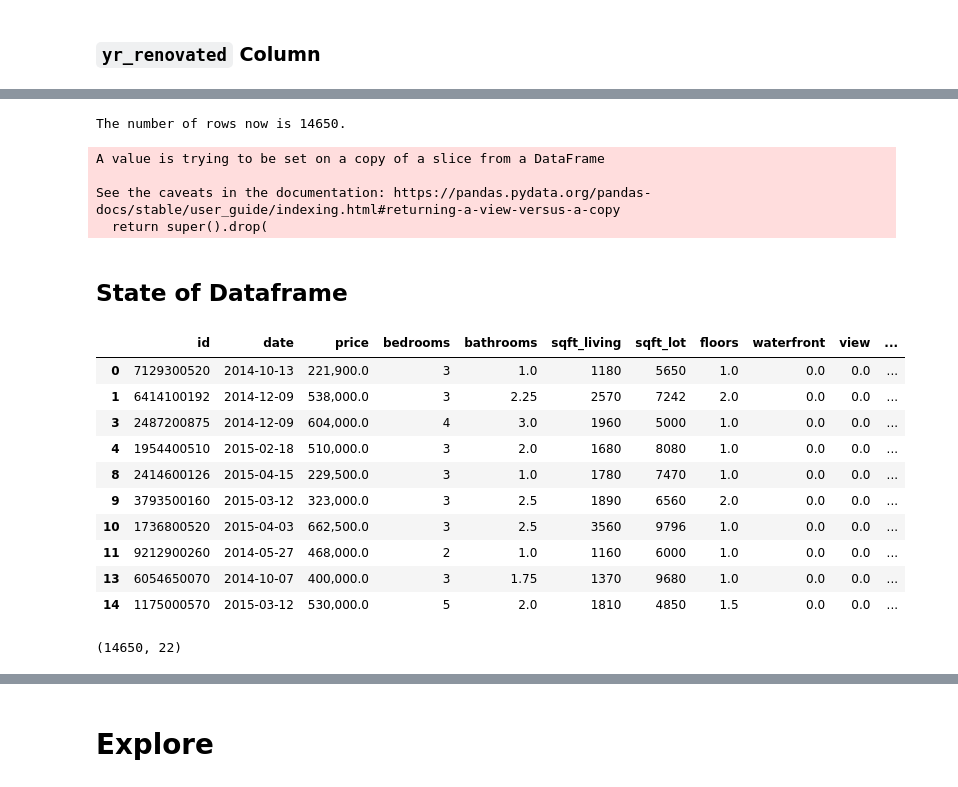
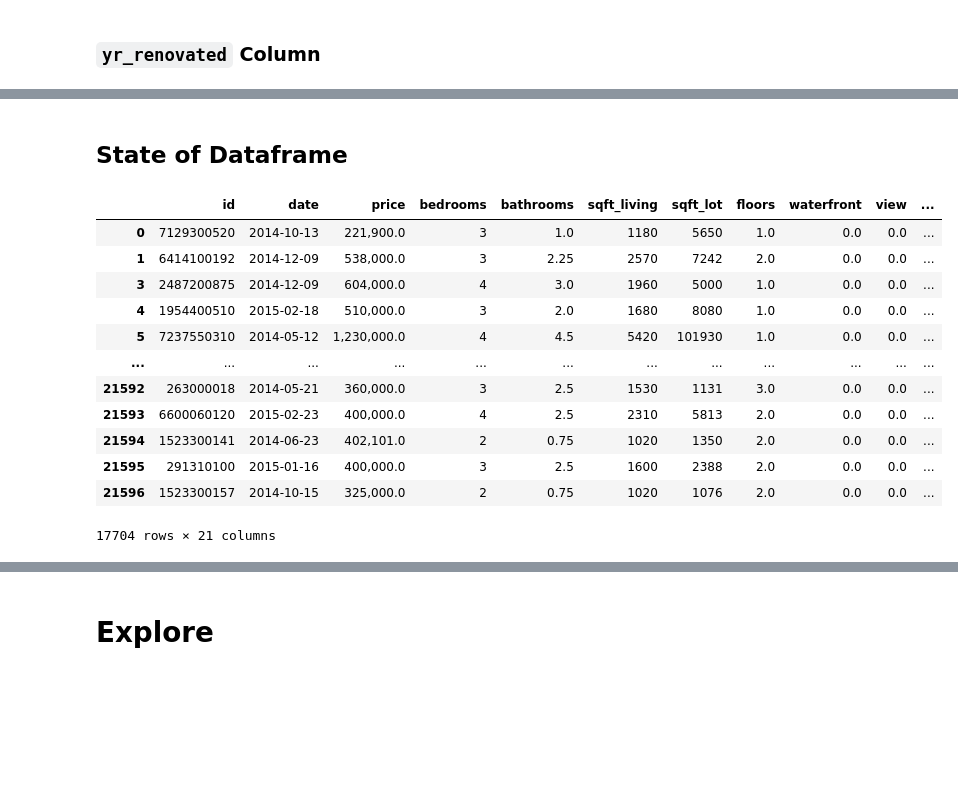
Before and after one commit to bentson1187/dsc-phase-2-project, a Jupyter notebook: Bentson, Brian Phase 2 Project.ipynb, the cells around one changed output, grey strips where cells are left out. Drawn from its saved outputs; the diff is of its cells as text; code cells hidden in the pictures; blank space fills up the shorter version.

```diff
--- a/Bentson, Brian Phase 2 Project.ipynb
+++ b/Bentson, Brian Phase 2 Project.ipynb
@@ -932,9 +1012,0 @@ Name: sqft_living, dtype: float64
-# %%
-#remove outliers based off iqr
-q25 = df_scrub['sqft_living'].quantile(0.25)
-q75 = df_scrub['sqft_living'].quantile(0.75)
-iqr = q75-q25
-upper_thresh = q75 + 1.5*iqr
-lower_thresh = q25 - 1.5*iqr
-df_scrub = df_scrub.loc[sqft_living_iqr]
-print(f'The number of rows is now {len(df_scrub)}')
@@ -979,9 +1012,0 @@ Name: bedrooms, dtype: float64
-# %%
-#remove outliers based off iqr
-q25 = df_scrub['bedrooms'].quantile(0.25)
-q75 = df_scrub['bedrooms'].quantile(0.75)
-iqr = q75-q25
-upper_thresh = q75 + 1.5*iqr
-lower_thresh = q25 - 1.5*iqr
-df_scrub = df_scrub.loc[bedrooms_iqr]
-print(f'The number of rows is now {len(df_scrub)}')
@@ -1038,9 +1012,0 @@ Name: sqft_lot, dtype: float64
-# %%
-#remove outliers based off iqr
-q25 = df_scrub['sqft_lot'].quantile(0.25)
-q75 = df_scrub['sqft_lot'].quantile(0.75)
-iqr = q75-q25
-upper_thresh = q75 + 1.5*iqr
-lower_thresh = q25 - 1.5*iqr
-df_scrub = df_scrub.loc[sqft_lot_iqr]
-print(f'The number of rows is now {len(df_scrub)}')
@@ -1120,28 +1013,19 @@ df_scrub.loc[df_scrub['home_age'] < 0]
-# %%
-#remove the rows
-df_scrub.drop(df_scrub.loc[df_scrub['home_age'] < 0].index, inplace=True)
-print(f'The number of rows now is {len(df_scrub)}.')
-# %% [output]
-The number of rows now is 14650.
-A value is trying to be set on a copy of a slice from a DataFrame
-
-See the caveats in the documentation: https://pandas.pydata.org/pandas-docs/stable/user_guide/indexing.html#returning-a-view-versus-a-copy
-  return super().drop(
 # %% [markdown]
 ## State of Dataframe
 # %%
 #state of the dataframe
-display(df_scrub.iloc[:10,:20], df_scrub.shape)
+df_scrub
 # %% [output]
 |  | id | date | price | bedrooms | bathrooms | sqft_living | sqft_lot | floors | waterfront | view | ... |
 | 0 | 7129300520 | 2014-10-13 | 221,900.0 | 3 | 1.0 | 1180 | 5650 | 1.0 | 0.0 | 0.0 | ... |
 | 1 | 6414100192 | 2014-12-09 | 538,000.0 | 3 | 2.25 | 2570 | 7242 | 2.0 | 0.0 | 0.0 | ... |
 | 3 | 2487200875 | 2014-12-09 | 604,000.0 | 4 | 3.0 | 1960 | 5000 | 1.0 | 0.0 | 0.0 | ... |
 | 4 | 1954400510 | 2015-02-18 | 510,000.0 | 3 | 2.0 | 1680 | 8080 | 1.0 | 0.0 | 0.0 | ... |
-| 8 | 2414600126 | 2015-04-15 | 229,500.0 | 3 | 1.0 | 1780 | 7470 | 1.0 | 0.0 | 0.0 | ... |
-| 9 | 3793500160 | 2015-03-12 | 323,000.0 | 3 | 2.5 | 1890 | 6560 | 2.0 | 0.0 | 0.0 | ... |
-| 10 | 1736800520 | 2015-04-03 | 662,500.0 | 3 | 2.5 | 3560 | 9796 | 1.0 | 0.0 | 0.0 | ... |
-| 11 | 9212900260 | 2014-05-27 | 468,000.0 | 2 | 1.0 | 1160 | 6000 | 1.0 | 0.0 | 0.0 | ... |
-| 13 | 6054650070 | 2014-10-07 | 400,000.0 | 3 | 1.75 | 1370 | 9680 | 1.0 | 0.0 | 0.0 | ... |
-| 14 | 1175000570 | 2015-03-12 | 530,000.0 | 5 | 2.0 | 1810 | 4850 | 1.5 | 0.0 | 0.0 | ... |
+| 5 | 7237550310 | 2014-05-12 | 1,230,000.0 | 4 | 4.5 | 5420 | 101930 | 1.0 | 0.0 | 0.0 | ... |
+| ... | ... | ... | ... | ... | ... | ... | ... | ... | ... | ... | ... |
+| 21592 | 263000018 | 2014-05-21 | 360,000.0 | 3 | 2.5 | 1530 | 1131 | 3.0 | 0.0 | 0.0 | ... |
+| 21593 | 6600060120 | 2015-02-23 | 400,000.0 | 4 | 2.5 | 2310 | 5813 | 2.0 | 0.0 | 0.0 | ... |
+| 21594 | 1523300141 | 2014-06-23 | 402,101.0 | 2 | 0.75 | 1020 | 1350 | 2.0 | 0.0 | 0.0 | ... |
+| 21595 | 291310100 | 2015-01-16 | 400,000.0 | 3 | 2.5 | 1600 | 2388 | 2.0 | 0.0 | 0.0 | ... |
+| 21596 | 1523300157 | 2014-10-15 | 325,000.0 | 2 | 0.75 | 1020 | 1076 | 2.0 | 0.0 | 0.0 | ... |
-(14650, 22)
+17704 rows × 21 columns
```
Also changed, not shown: parts of 216 cells of this notebook, 6 other files.
